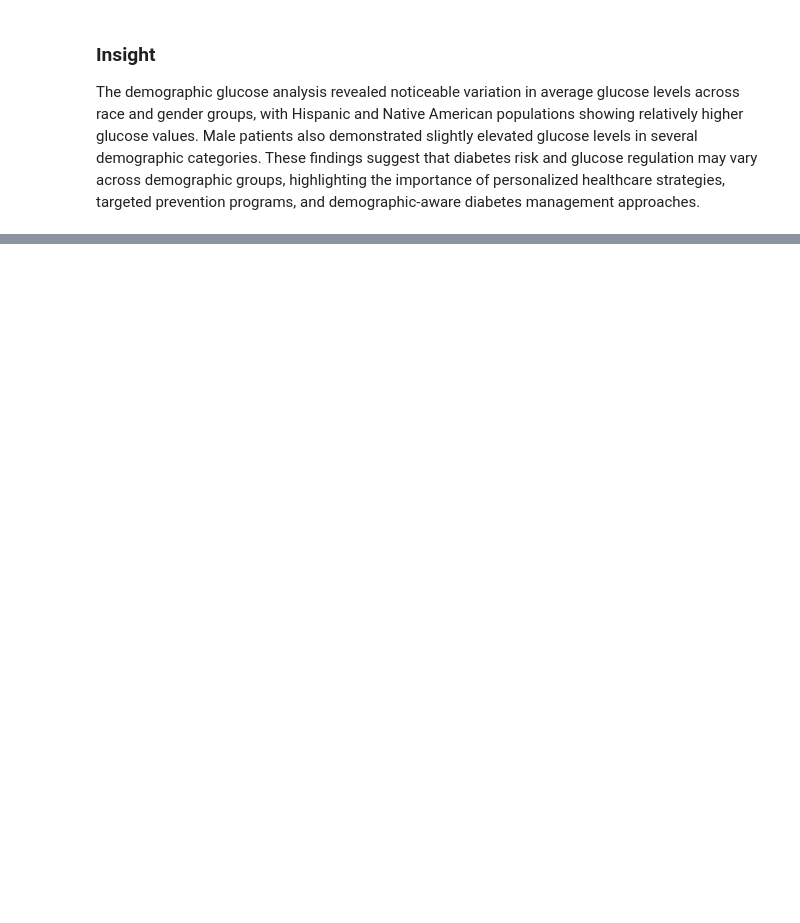
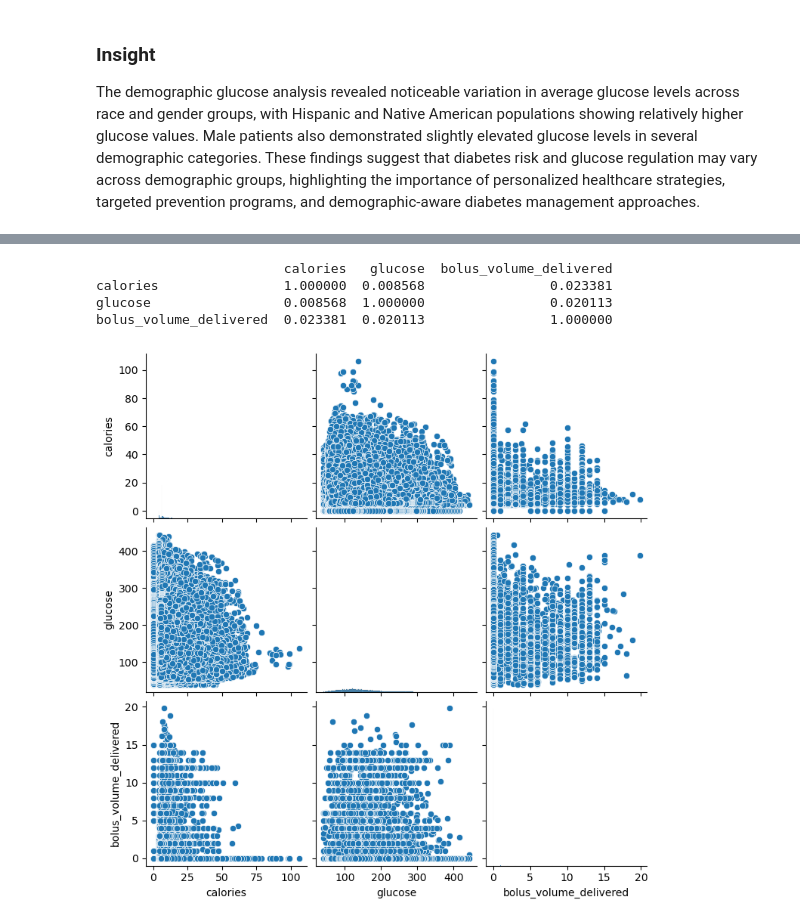
Before and after one commit to dev-ssr/team9_PyCoders_PythonHackathon_MAY2026, a Jupyter notebook: Team9_PyCoders_Category3.PrescriptiveAnalysis.ipynb, the cells around one changed output, grey strips where cells are left out. Drawn from its saved outputs; the diff is of its cells as text; code cells hidden in the pictures; blank space fills up the shorter version.

```diff
--- a/Team9_PyCoders_Category3.PrescriptiveAnalysis.ipynb
+++ b/Team9_PyCoders_Category3.PrescriptiveAnalysis.ipynb
@@ -1371,0 +1348,13 @@ The demographic glucose analysis revealed noticeable variation in average glucos
+# %%
+corr = df[['calories', 'glucose', 'bolus_volume_delivered']].corr()
+print(corr)
+
+
+sns.pairplot(df[['calories', 'glucose', 'bolus_volume_delivered']])
+plt.show()
+# %% [output]
+                        calories   glucose  bolus_volume_delivered
+calories                1.000000  0.008568                0.023381
+glucose                 0.008568  1.000000                0.020113
+bolus_volume_delivered  0.023381  0.020113                1.000000
+[figure, added]
```
Also changed, not shown: parts of 33 cells of this notebook.
